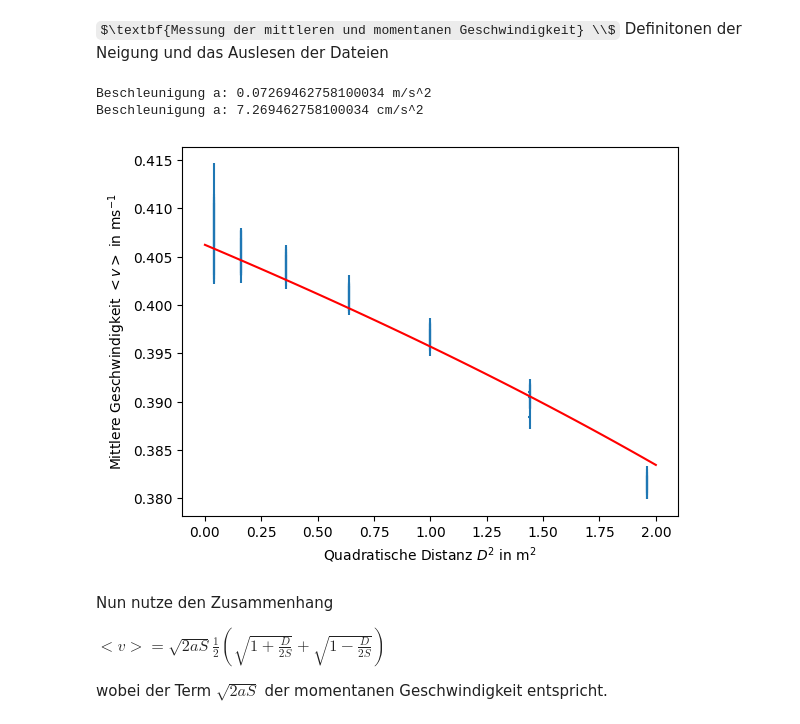
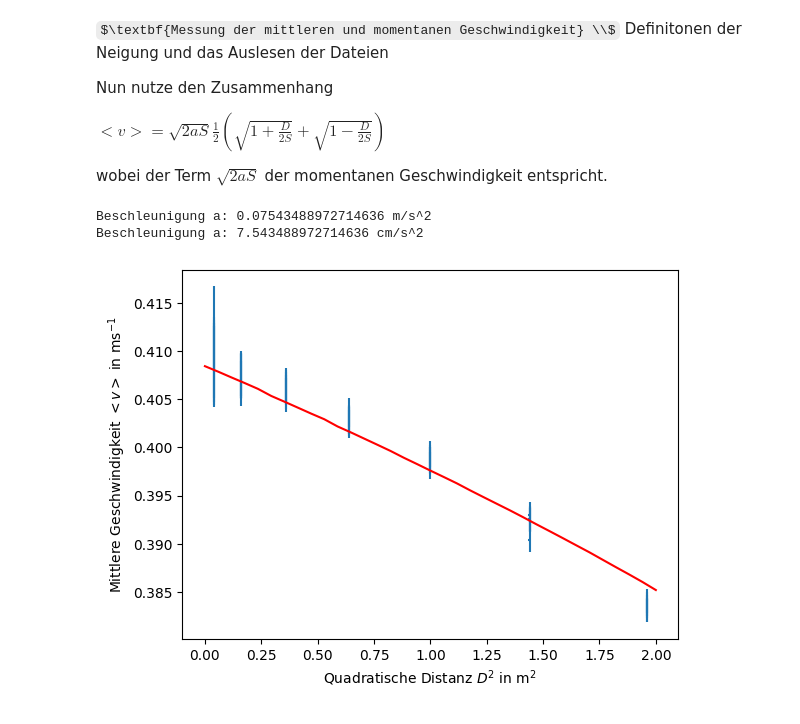
Before and after one commit to KemalOenen/Grundpraktikum2_Gruppe1_SS23, a Jupyter notebook: Versuch9/Luftkissenschiene.ipynb, the cells around one changed output. Drawn from its saved outputs; the diff is of its cells as text; code cells hidden in the pictures; some formulas as TeX source.

```diff
--- a/Versuch9/Luftkissenschiene.ipynb
+++ b/Versuch9/Luftkissenschiene.ipynb
@@ -10,6 +10,12 @@ from uncertainties import umath
 # %% [markdown]
 $\textbf{Messung der mittleren und momentanen Geschwindigkeit} \\$
 Definitonen der Neigung und das Auslesen der Dateien
+
+Nun nutze den Zusammenhang
+
+$<v>=\sqrt{2aS} \frac{1}{2} \left(\sqrt{1+\frac{D}{2S}} + \sqrt{1-\frac{D}{2S}} \right)$
+
+wobei der Term $\sqrt{2aS}$ der momentanen Geschwindigkeit entspricht.
 # %%
 met1_data=pd.read_csv("TwoGatesErdbeschleunigung.csv")
 
@@ -25,13 +31,13 @@ v=[]
 for i in range(len(met1_data["Nr."])):
     v.append(D[i]/t[i])
 v=np.array(v)
-v=v*0.995 #Berücksichtigung der statistischen Erhöhung der Messwerte um 1-2%
+v=v#*0.995 #Berücksichtigung der statistischen Erhöhung der Messwerte um 1-2%
 
 #definiere die Neigung, Start-/Mittelposition und die Masse
 d=ufloat(9.3375, 0.0395) #Dicke vom Klotz
 distance_stands=ufloat(102.4, 0.14)
 angle=umath.atan(d/distance_stands)
-mass=ufloat(0.196, 0.001) #kg
+mass=ufloat(0.296, 0.001) #kg
 x0=ufloat(0.015, 0.0014) #Startposition in m
 x1=ufloat(1.15, 0.0014) #Mittelposition in m
 S=x1-x0 #Abstand zwischen den Positionen
@@ -40,42 +46,35 @@ S=x1-x0 #Abstand zwischen den Positionen
 D2=[]
 for i in range(len(D)):
     D2.append(D[i]*D[i])
 D2=np.array(D2)
 
 #spezielle Definiton für die Unsicherheit der Geschwindigkeit, dadurch komplette Unsicherheit
 v_err=[]
 for i in range(len(v)):
     v_err.append(np.sqrt((v[i].s)**2 + 0.001**2 + (3e-3*(v[i].n)**2)**2))
 v_err=np.array(v_err)
 
 #Plots
 plt.errorbar([D2[i].n for i in range(len(D2))], [v[i].n for i in range(len(v))],
              yerr=v_err, xerr=[D2[i].s for i in range(len(D2))], fmt="None")
 plt.xlabel(r"Quadratische Distanz $D^2$ in m$^2$")
 plt.ylabel(r"Mittlere Geschwindigkeit $<v>$ in ms$^{-1}$")
 
 #Fitten
-D_2S=D/(2*S)
-
 from scipy.optimize import curve_fit
+beta_m=1.5/296*np.array([v[i].n for i in range(len(v))]) #Berücksichtigung der Reibung
 def Function1(d2, a):
-    return np.sqrt(2*a*S.n)*(np.sqrt(1+d2**(1/2)/(2*S.n)) + np.sqrt(1-d2**(1/2)/(2*S.n)))/2
+    return np.sqrt(2*(a-beta_m)*S.n)*(np.sqrt(1+d2**(1/2)/(2*S.n)) + np.sqrt(1-d2**(1/2)/(2*S.n)))/2
 
 popt, pcov = curve_fit(Function1, [D2[i].n for i in range(len(D2))], [v[i].n for i in range(len(v))], sigma=v_err)
 a = popt[0]
 print("Beschleunigung a: " + str(a) + " m/s^2")
 print("Beschleunigung a: " + str(a*100) + " cm/s^2")
 #Sehr gute Übereinstimmung unter annahme der Kleinwinkelnäherung
 plt.plot(np.linspace(0, 2, 35), Function1(np.linspace(0, 2, 35), a), color="red")
 
 plt.show()
 # %% [output]
-Beschleunigung a: 0.07269462758100034 m/s^2
-Beschleunigung a: 7.269462758100034 cm/s^2
+Beschleunigung a: 0.07543488972714636 m/s^2
+Beschleunigung a: 7.543488972714636 cm/s^2
-[figure, old version]
+[figure, new version]
-# %% [markdown]
-Nun nutze den Zusammenhang
-
-$<v>=\sqrt{2aS} \frac{1}{2} \left(\sqrt{1+\frac{D}{2S}} + \sqrt{1-\frac{D}{2S}} \right)$
-
-wobei der Term $\sqrt{2aS}$ der momentanen Geschwindigkeit entspricht.
```
Also changed, not shown: parts of 3 cells of this notebook.
